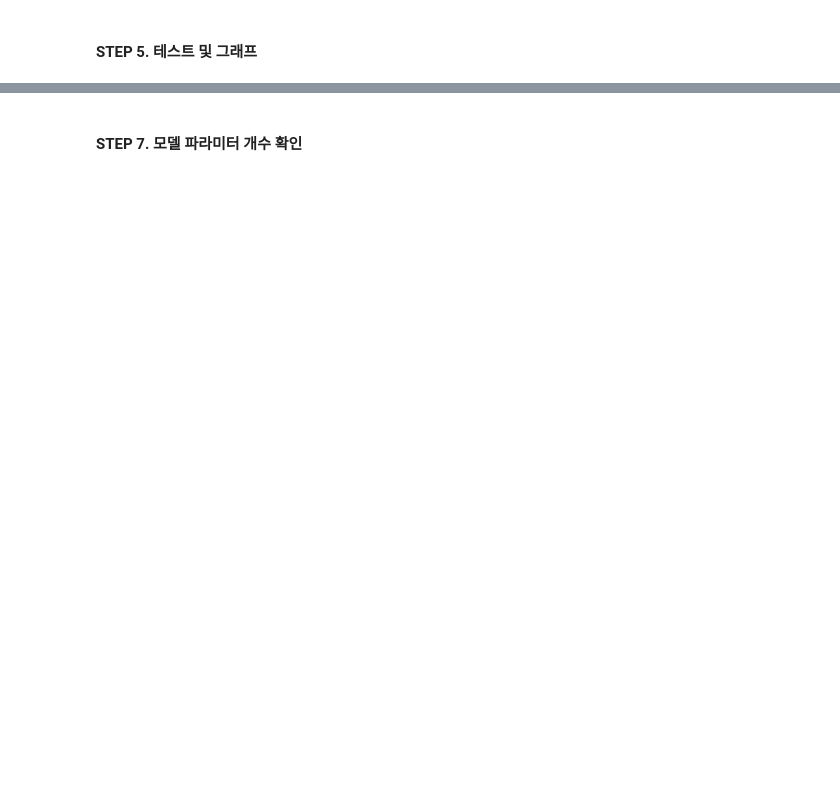
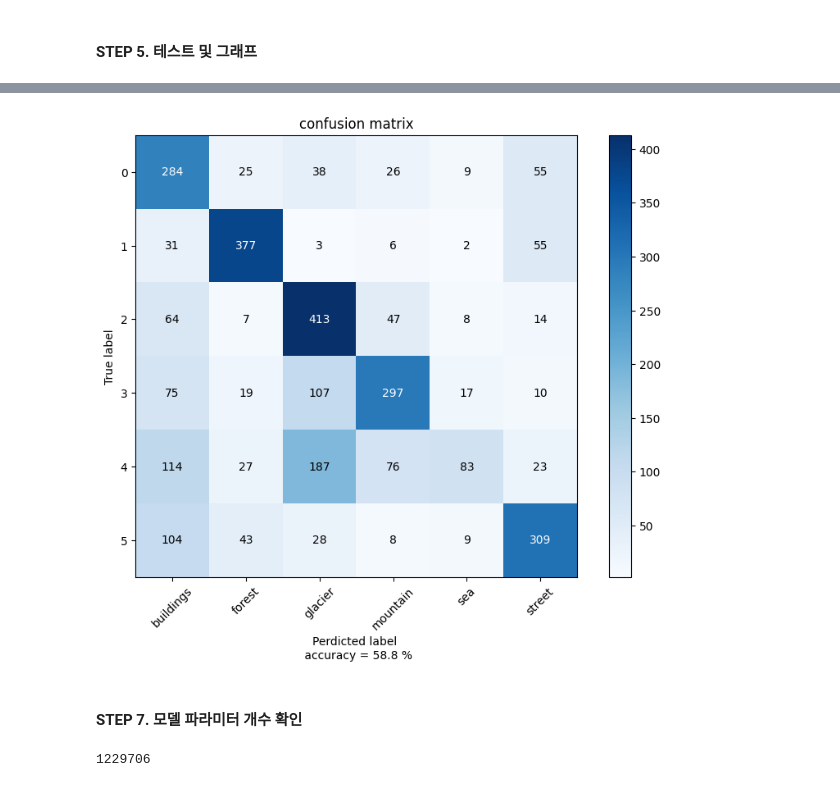
Before and after one commit to aitjoeun/PyTorch, a Jupyter notebook: 04.multiclass/04.multiclass_Intel_Image.ipynb, the cells around one changed output, grey strips where cells are left out. Saved outputs shown, nothing was run; the diff lists cells and outputs as text; code cells hidden in the pictures; blank space fills up the shorter version.

```diff
--- a/04.multiclass/04.multiclass_Intel_Image.ipynb
+++ b/04.multiclass/04.multiclass_Intel_Image.ipynb
@@ -97,2 +267,12 @@ transform = transforms.Compose([
+# %%
+confusion = get_conf(load_model, test_DL)
+plot_confusion_matrix(confusion, test_DS.classes)
+plt.xticks(rotation=45);
+# %% [output]
+[figure, added]
 # %% [markdown]
 #### STEP 7. 모델 파라미터 개수 확인
+# %%
+count_params(model)
+# %% [output]
+1229706
```
Also changed, not shown: parts of 13 cells of this notebook, 2 other files.
